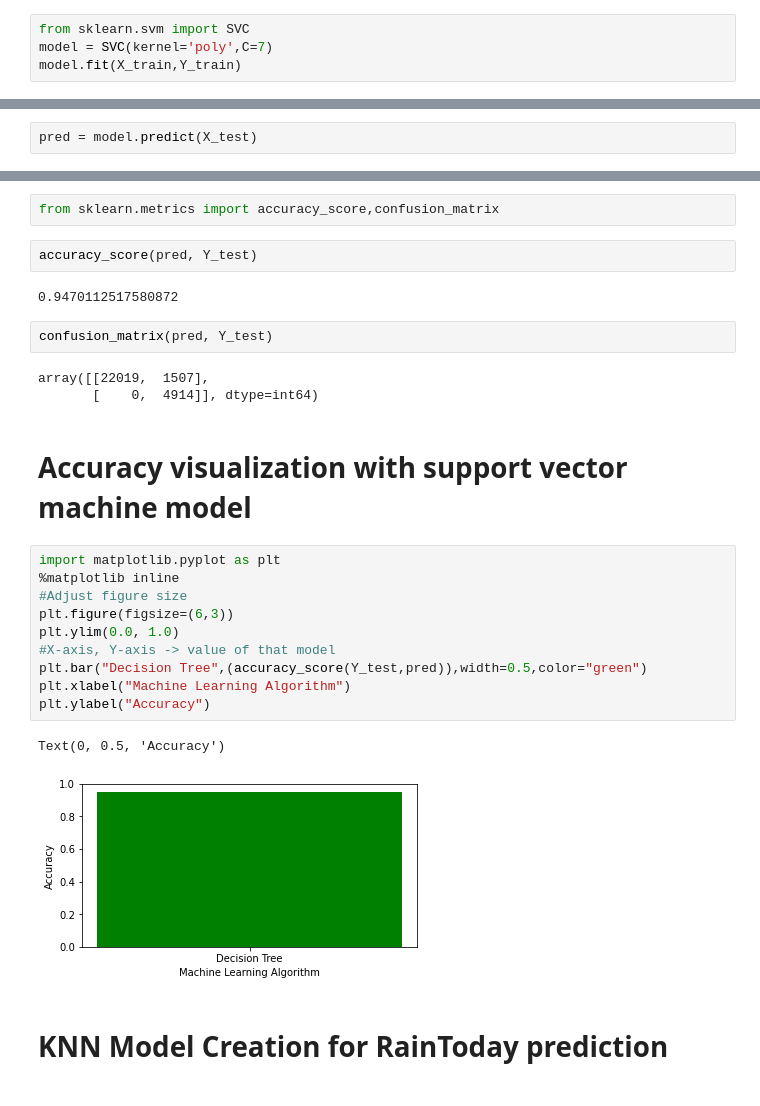
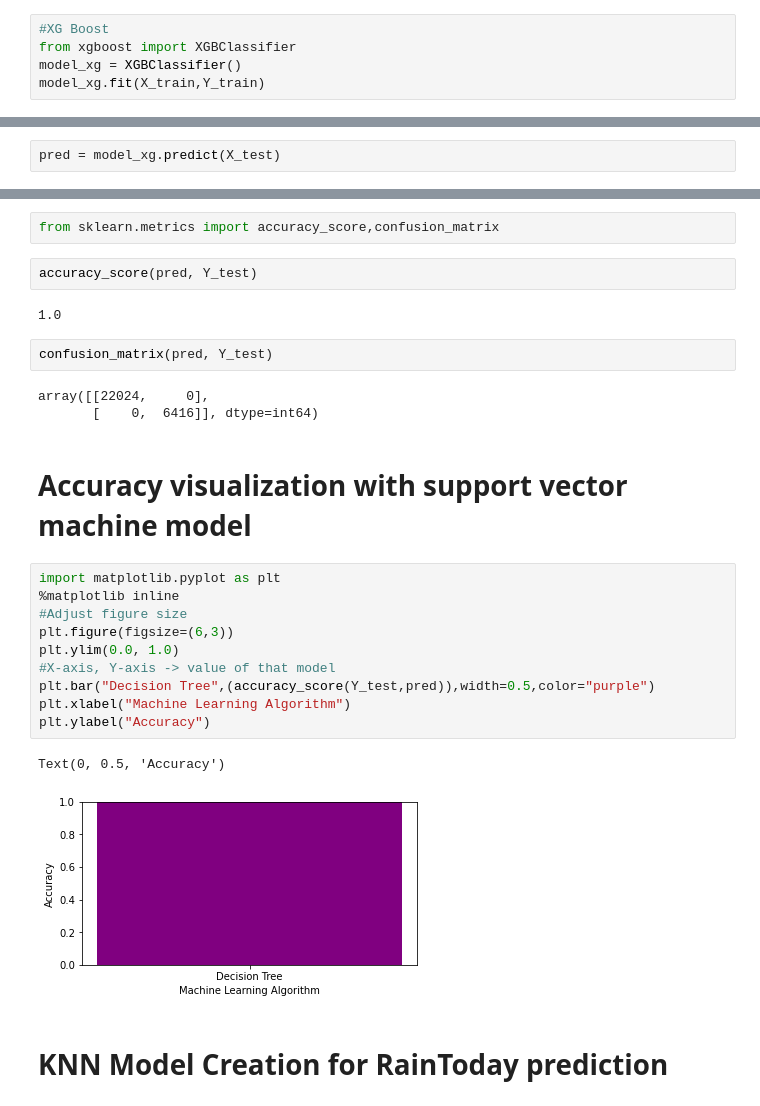
Before and after one commit to sandamaligeethika/ML_Assignment2_IT19120058_IT19120294_IT19147956, a Jupyter notebook: Assignment2.ipynb, the cells around one changed output, grey strips where cells are left out. Cells and saved outputs as stored; diff of their text form.

Commit message:
build the rain tomorrow models

```diff
--- a/Assignment2.ipynb
+++ b/Assignment2.ipynb
@@ -667,7 +668,8 @@ Text(0, 0.5, 'Accuracy')
 from sklearn.model_selection import train_test_split
 X_train, X_test, Y_train, Y_test = train_test_split( X, Y, test_size=0.2)
 # %%
-from sklearn.svm import SVC
-model = SVC(kernel='poly',C=7)
-model.fit(X_train,Y_train)
+#XG Boost
+from xgboost import XGBClassifier
+model_xg = XGBClassifier()
+model_xg.fit(X_train,Y_train)
 # %% [output]
@@ -679,5 +686,5 @@ model.kernel
 # %%
-pred = model.predict(X_test)
+pred = model_xg.predict(X_test)
 # %%
 pred
 # %% [output]
@@ -691,27 +698,27 @@ from sklearn.metrics import accuracy_score,confusion_matrix
 # %%
 accuracy_score(pred, Y_test)
 # %% [output]
-0.9470112517580872
+1.0
 # %%
 confusion_matrix(pred, Y_test)
 # %% [output]
-array([[22019,  1507],
-       [    0,  4914]], dtype=int64)
+array([[22024,     0],
+       [    0,  6416]], dtype=int64)
 # %% [markdown]
 # Accuracy visualization with support vector machine model
 # %%
 import matplotlib.pyplot as plt
 %matplotlib inline
 #Adjust figure size
 plt.figure(figsize=(6,3))
 plt.ylim(0.0, 1.0)
 #X-axis, Y-axis -> value of that model
-plt.bar("Decision Tree",(accuracy_score(Y_test,pred)),width=0.5,color="green")
+plt.bar("Decision Tree",(accuracy_score(Y_test,pred)),width=0.5,color="purple")
 plt.xlabel("Machine Learning Algorithm")
 plt.ylabel("Accuracy")
 # %% [output]
 Text(0, 0.5, 'Accuracy')
-[figure, old version]
+[figure, new version]
 # %% [markdown]
 # KNN Model Creation for RainToday prediction
 # %%
```
Also changed, not shown: parts of 51 cells of this notebook.
